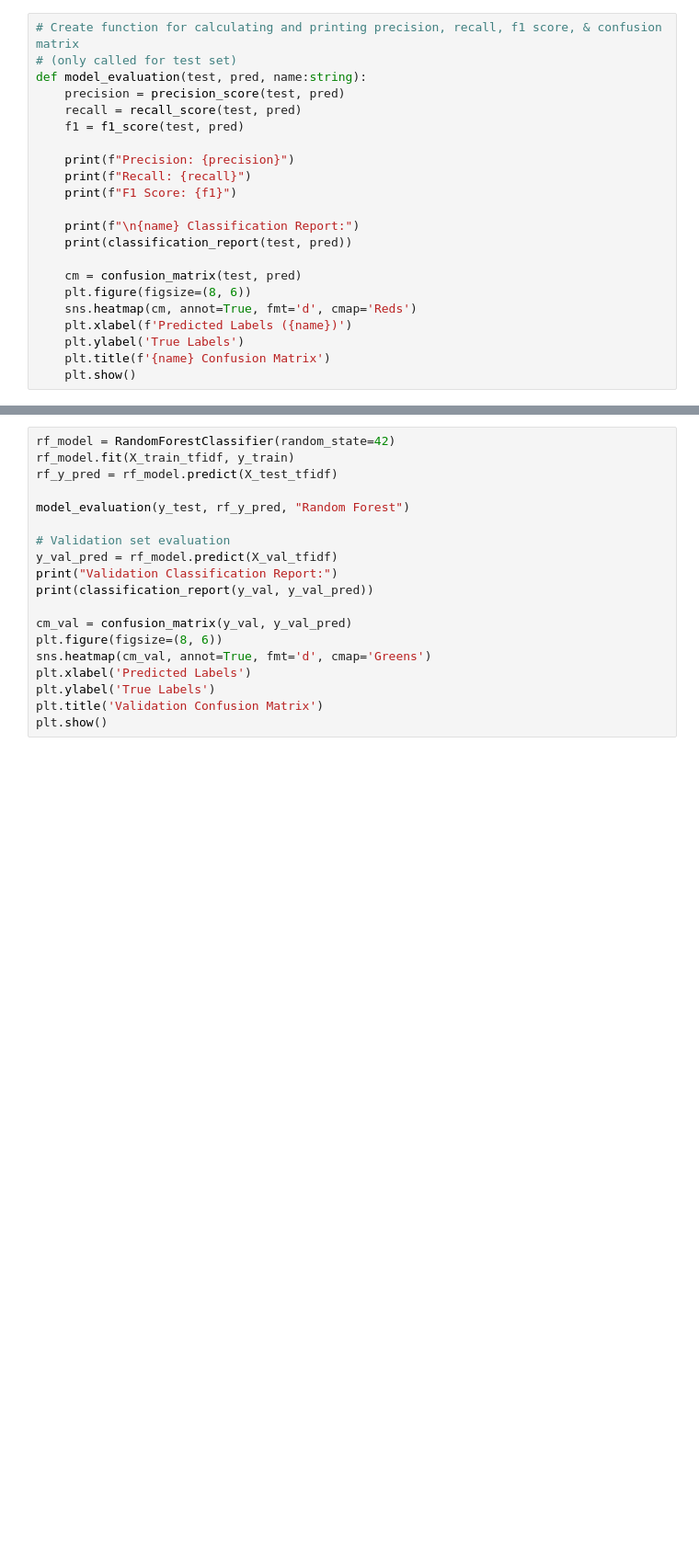
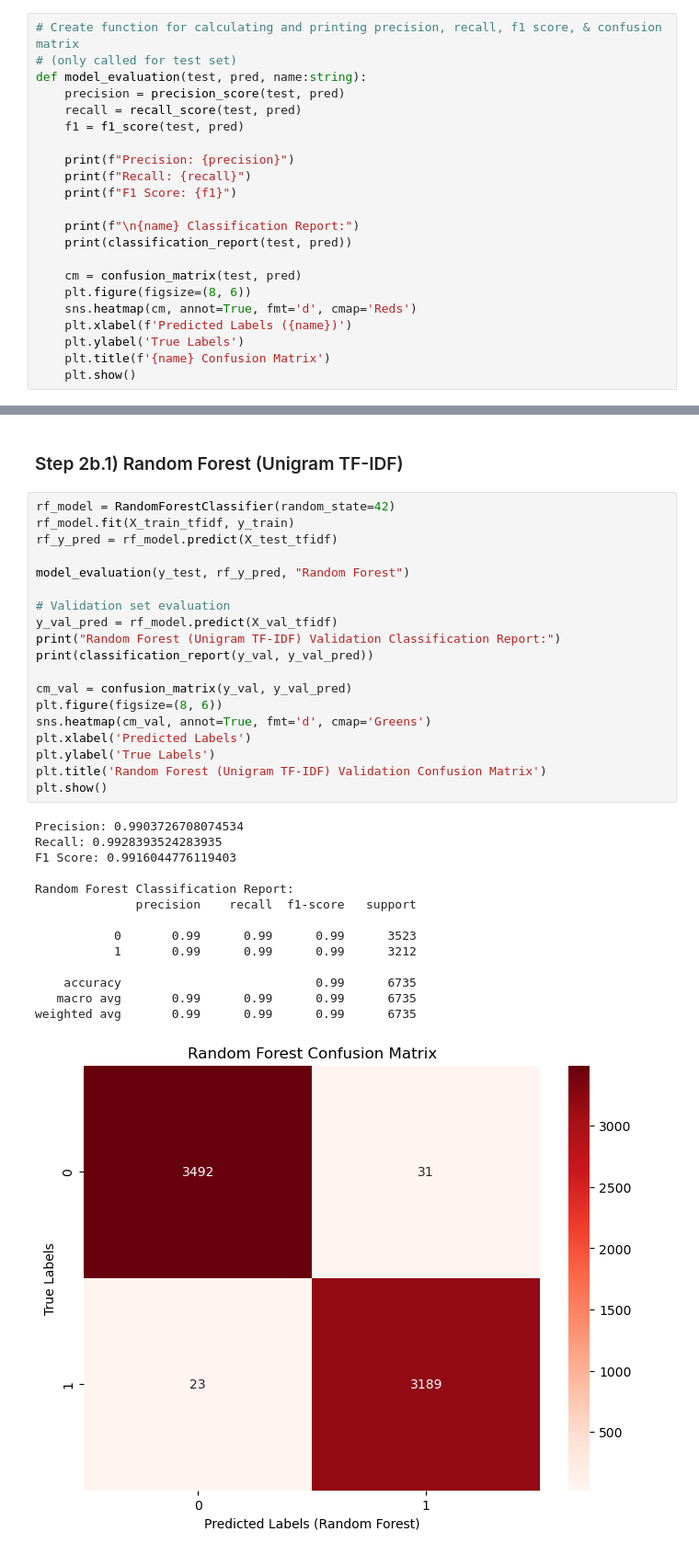
Before and after one commit to rrdu/ECE-580-Project, a Jupyter notebook: ECE 580 Project Code.ipynb, the cells around one changed output, grey strips where cells are left out. Shown at 92% size. Drawn from its saved outputs; the diff is of its cells as text; blank space fills up the shorter version.

```diff
--- a/ECE 580 Project Code.ipynb
+++ b/ECE 580 Project Code.ipynb
@@ -348,19 +455,36 @@ Random Forest builds multiple decision trees and combines their predictions. Eac
+# %% [markdown]
+### Step 2b.1) Random Forest (Unigram TF-IDF)
 # %%
 rf_model = RandomForestClassifier(random_state=42)
 rf_model.fit(X_train_tfidf, y_train)
 rf_y_pred = rf_model.predict(X_test_tfidf)
 
 model_evaluation(y_test, rf_y_pred, "Random Forest")
 
 # Validation set evaluation
 y_val_pred = rf_model.predict(X_val_tfidf)
-print("Validation Classification Report:")
+print("Random Forest (Unigram TF-IDF) Validation Classification Report:")
 print(classification_report(y_val, y_val_pred))
 
 cm_val = confusion_matrix(y_val, y_val_pred)
 plt.figure(figsize=(8, 6))
 sns.heatmap(cm_val, annot=True, fmt='d', cmap='Greens')
 plt.xlabel('Predicted Labels')
 plt.ylabel('True Labels')
-plt.title('Validation Confusion Matrix')
+plt.title('Random Forest (Unigram TF-IDF) Validation Confusion Matrix')
 plt.show()
+# %% [output]
+Precision: 0.9903726708074534
+Recall: 0.9928393524283935
+F1 Score: 0.9916044776119403
+
+Random Forest Classification Report:
+              precision    recall  f1-score   support
+
+           0       0.99      0.99      0.99      3523
+           1       0.99      0.99      0.99      3212
+
+    accuracy                           0.99      6735
+   macro avg       0.99      0.99      0.99      6735
+weighted avg       0.99      0.99      0.99      6735
+[figure, added]
```
Also changed, not shown: parts of 37 cells of this notebook, 2 other files.
